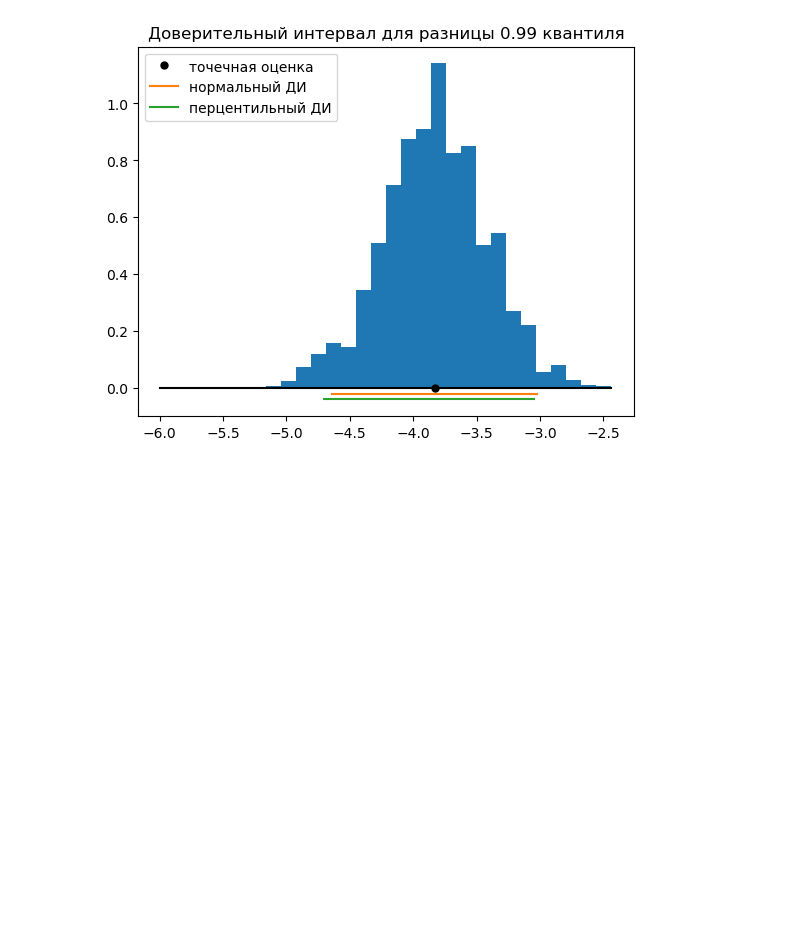
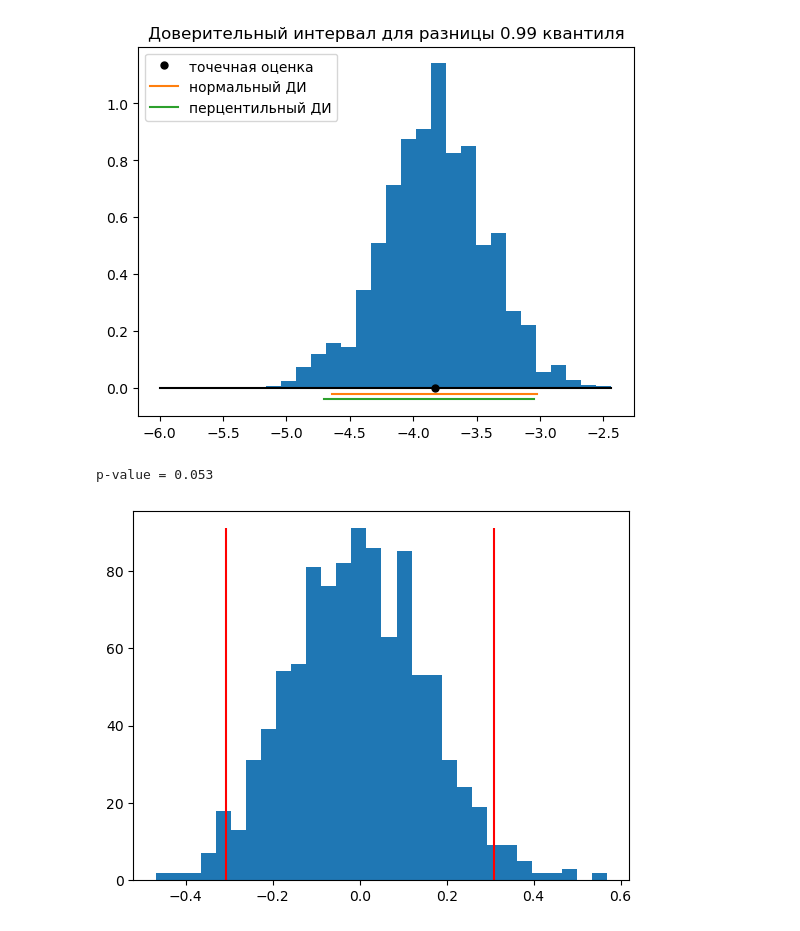
Before and after one commit to dkolesov95/all_about_ab, a Jupyter notebook: bootstrap.ipynb, the cells around one changed output. Cells and saved outputs as stored; diff of their text form; code cells hidden in the pictures; blank space fills up the shorter version.

Commit message:
add bootstrap classic ab test

```diff
--- a/bootstrap.ipynb
+++ b/bootstrap.ipynb
@@ -107,3 +107,52 @@ plt.legend()
 plt.show();
 # %% [output]
 [figure]
+# %%
+def bootstrap(a_sample, b_sample, func=np.mean):
+    """
+    """
+    ab_concat = np.concatenate([a_sample, b_sample])
+    ab_size = ab_concat.size
+    a_size = a_sample.size
+    b_size = b_sample.size
+
+    bootstrap = np.random.choice(ab_concat, size=ab_size, replace=True)
+    a_bootstrap = bootstrap[:a_size]
+    b_bootstrap = bootstrap[b_size:]
+
+    stat_diff = func(a_bootstrap) - func(b_bootstrap)
+
+    return stat_diff
+# %%
+a = np.random.normal(0, 3, size=1000)
+b = np.random.normal(0.2, 4, size=1000)
+
+func = np.mean
+stat_diff = func(b) - func(a)
+
+stat_distr = []
+for _ in range(1000):
+    stat = bootstrap(a, b, func=func)
+    stat_distr.append(stat)
+
+stat_distr = np.array(stat_distr)
+
+p_val = (stat_distr >= stat_diff).sum() + (stat_distr <= -stat_diff).sum()
+p_val_norm = p_val / len(stat_distr)
+
+print(f'p-value = {p_val_norm}')
+# %% [output]
+p-value = 0.053
+# %%
+hist = plt.hist(stat_distr, bins=30)
+
+ymax = hist[0].max()
+plt.vlines([-stat_diff, stat_diff], ymin=0, ymax=ymax, color='r', label='critical value')
+
+plt.title('')
+plt.xlabel('')
+plt.ylabel('')
+
+plt.show();
+# %% [output]
+[figure, added]
```
Also changed, not shown: parts of 1 cell of this notebook.
